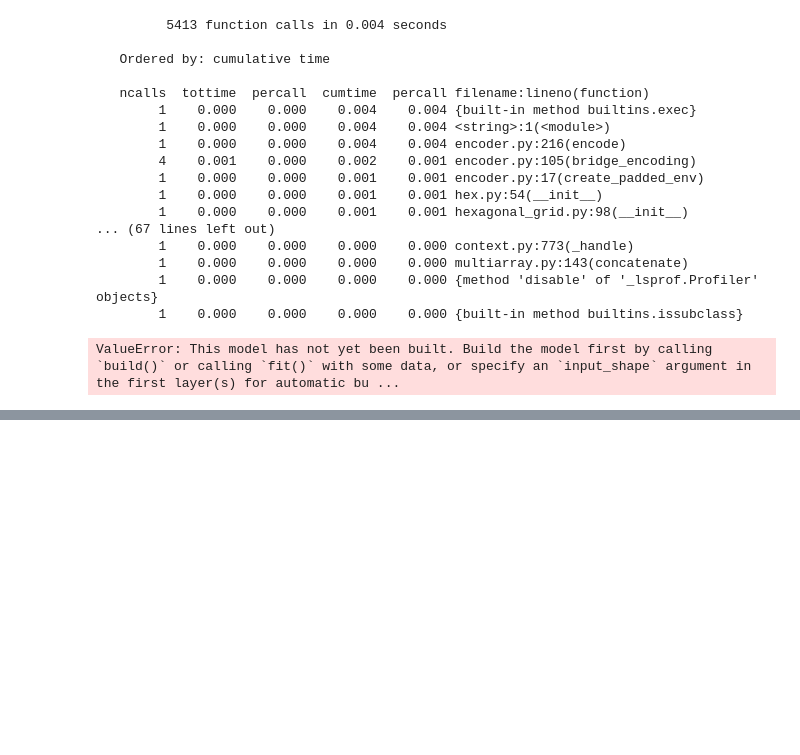
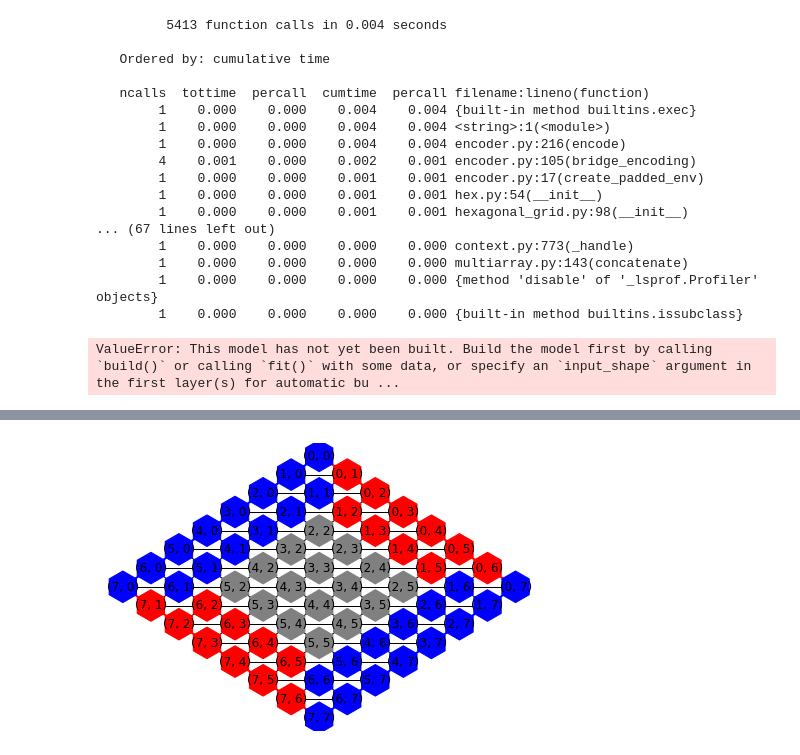
Before and after one commit to AndersBjelland/IT3105_Project2, a Jupyter notebook: Demo.ipynb, the cells around one changed output, grey strips where cells are left out. Cells and saved outputs as stored; diff of their text form; code cells hidden in the pictures; blank space fills up the shorter version.

```diff
--- a/Demo.ipynb
+++ b/Demo.ipynb
@@ -714,3 +781,6 @@ actor = Actor(learning_rate=0.001,
 # %%
 # %% [output]
 ValueError: This model has not yet been built. Build the model first by calling `build()` or calling `fit()` with some data, or specify an `input_shape` argument in the first layer(s) for automatic bu ...
+# %%
+h = Hex((4,4))
+h.display_board()
@@ -716,0 +789,6 @@ ValueError: This model has not yet been built. Build the model first by calling
+# %%
+encoder = HexEncoder(padding=2)
+# %%
+encoder.create_padded_env(h, padding=2).display_board()
+# %% [output]
+[figure, added]
```
Also changed, not shown: parts of 18 cells of this notebook.
